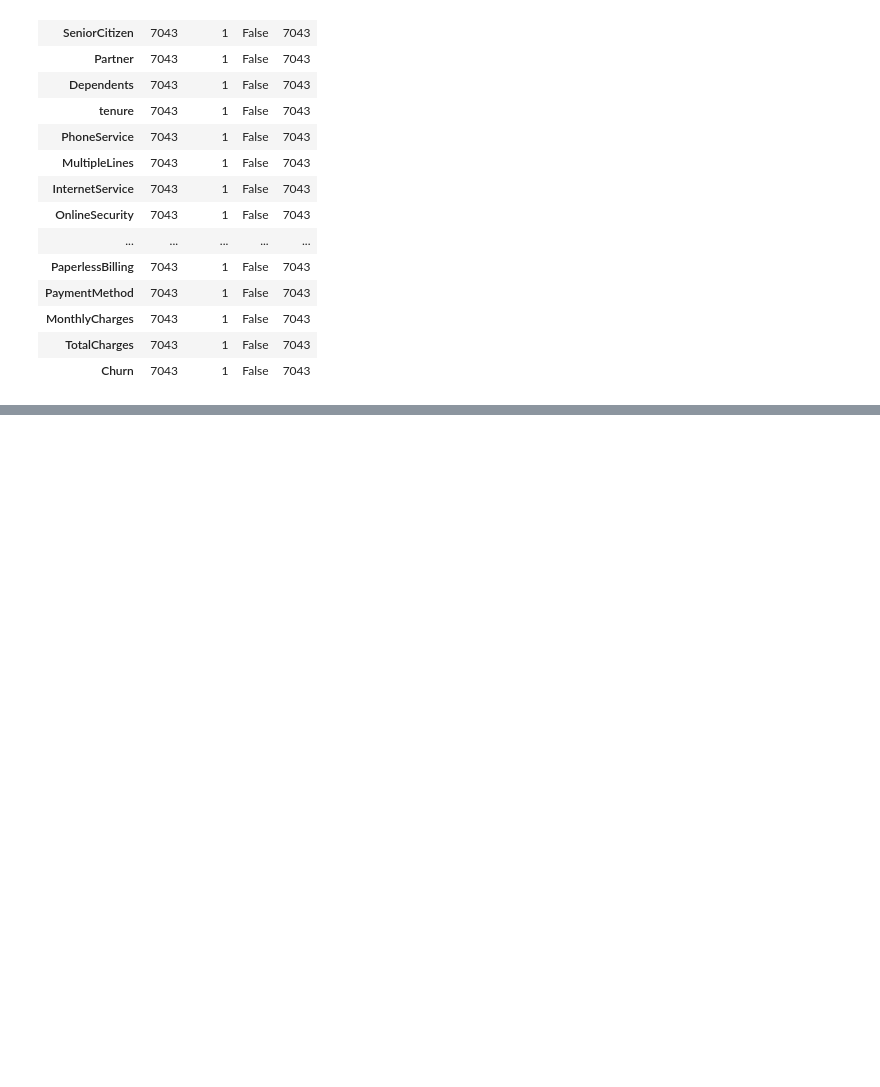
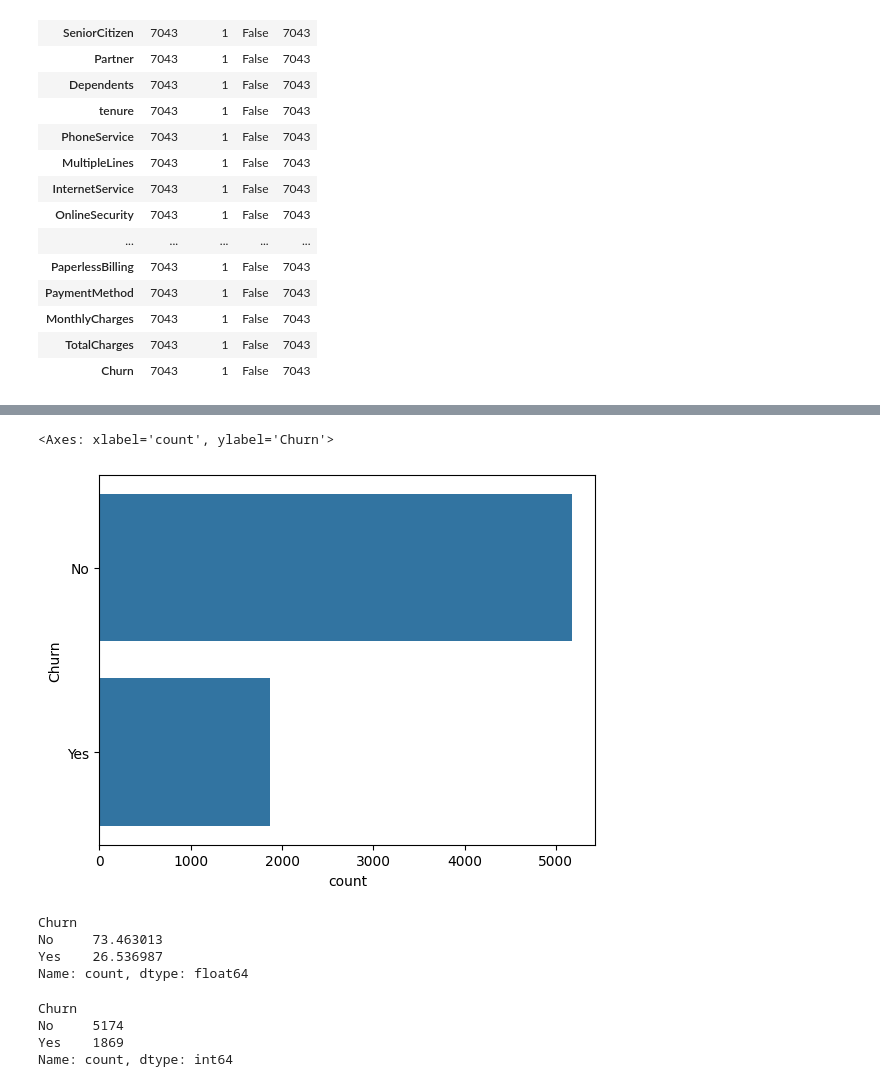
Before and after one commit to Suryansh9369/Telco-Customer-Churn-Prediction, a Jupyter notebook: notebook/01_eda.ipynb, the cells around one changed output, grey strips where cells are left out. Saved outputs shown, nothing was run; the diff lists cells and outputs as text; code cells hidden in the pictures; blank space fills up the shorter version.

```diff
--- a/notebook/01_eda.ipynb
+++ b/notebook/01_eda.ipynb
@@ -51,0 +209,20 @@ df.isnull().describe().T
+# %%
+sns.countplot(y=df['Churn'])
+# %% [output]
+<Axes: xlabel='count', ylabel='Churn'>
+[figure, added]
+# %%
+churn_percent= 100*(df['Churn'].value_counts()/len(df['Churn']))
+churn_percent
+# %% [output]
+Churn
+No     73.463013
+Yes    26.536987
+Name: count, dtype: float64
+# %%
+df['Churn'].value_counts()
+# %% [output]
+Churn
+No     5174
+Yes    1869
+Name: count, dtype: int64
```
Also changed, not shown: parts of 16 cells of this notebook.
